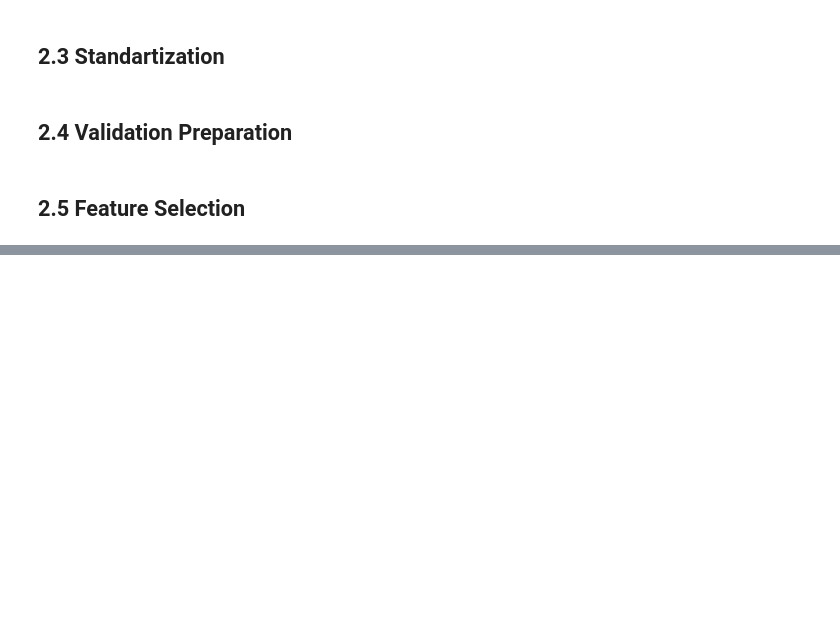
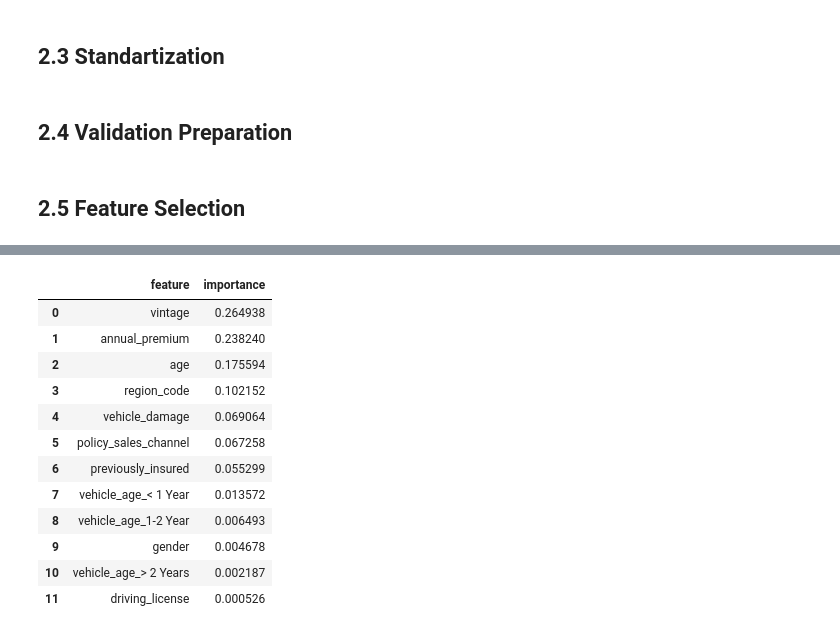
Before and after one commit to iury-repo/health_insurance_cs, a Jupyter notebook: notebooks/0.01-ims-data-wrangling.ipynb, the cells around one changed output, grey strips where cells are left out. Saved outputs shown, nothing was run; the diff lists cells and outputs as text; code cells hidden in the pictures; blank space fills up the shorter version.

```diff
--- a/notebooks/0.01-ims-data-wrangling.ipynb
+++ b/notebooks/0.01-ims-data-wrangling.ipynb
@@ -215,0 +229,5 @@ X_val['annual_premium'] = ss.transform(X_val[['annual_premium']].values)
+# %%
+fs = FeatureSelection()
+feat_importance = fs.feature_importance(X_full, y_full)
+feat_importance
+# %% [output]
@@ -215,0 +238,13 @@ X_val['annual_premium'] = ss.transform(X_val[['annual_premium']].values)
+|  | feature | importance |
+| 0 | vintage | 0.264938 |
+| 1 | annual_premium | 0.238240 |
+| 2 | age | 0.175594 |
+| 3 | region_code | 0.102152 |
+| 4 | vehicle_damage | 0.069064 |
+| 5 | policy_sales_channel | 0.067258 |
+| 6 | previously_insured | 0.055299 |
+| 7 | vehicle_age_< 1 Year | 0.013572 |
+| 8 | vehicle_age_1-2 Year | 0.006493 |
+| 9 | gender | 0.004678 |
+| 10 | vehicle_age_> 2 Years | 0.002187 |
+| 11 | driving_license | 0.000526 |
```
Also changed, not shown: parts of 8 cells of this notebook.
